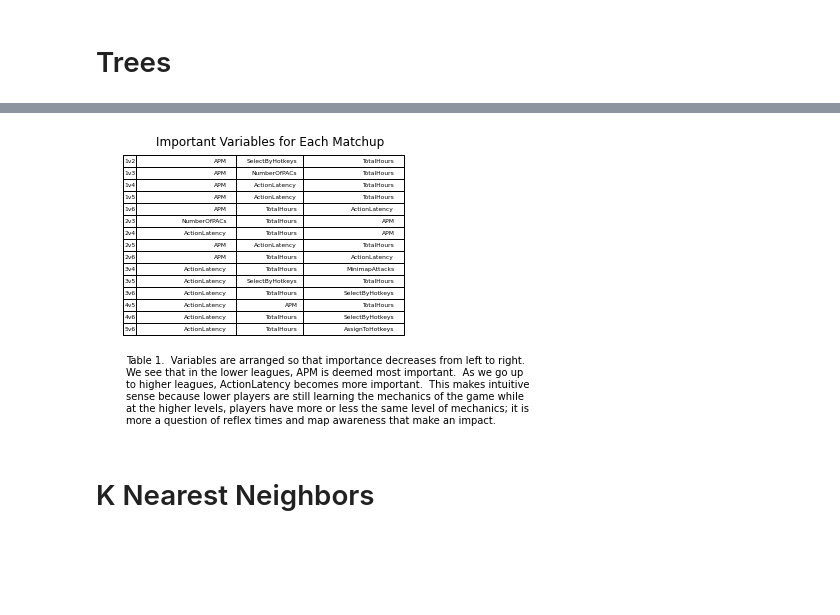
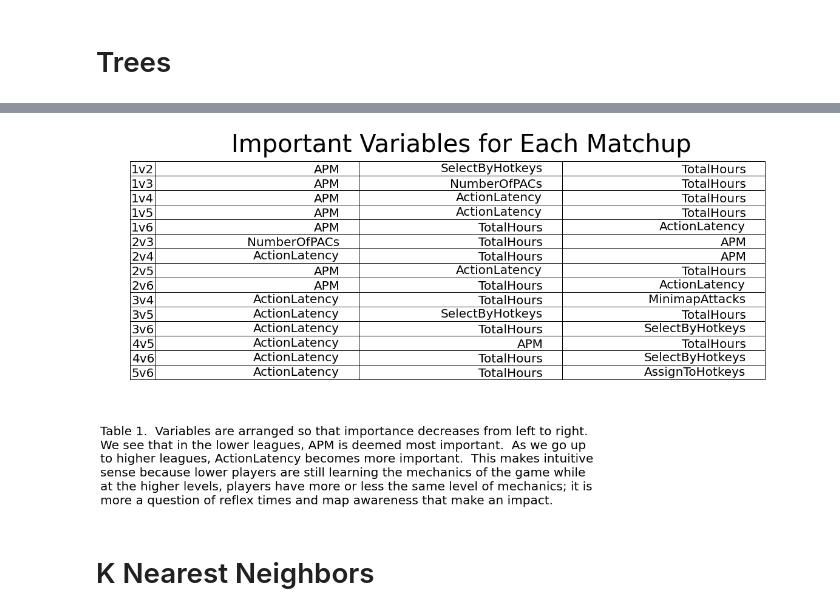
Before and after one commit to stchang22/Stat222, a Jupyter notebook: MergedFile.ipynb, the cells around one changed output, grey strips where cells are left out. Saved outputs shown, nothing was run; the diff lists cells and outputs as text; code cells hidden in the pictures; blank space fills up the shorter version.

```diff
--- a/MergedFile.ipynb
+++ b/MergedFile.ipynb
@@ -138,5 +84,7 @@ finK
 # %%
 # Creating final trees
+# featImp is a list of the important variables
+# featImpVals is a list of the values of how important the variables are
 featImp = {}
 featImpVals = {}
 finKK = [v for k,v in finK.items()]
@@ -152,14 +100,14 @@ capBox = ['This tree features a matchup of the two lowest leagues. Note that APM
           'This tree features a matchup of a middle and high league. Notice how it is more complicated than the previous two trees. ',
           'New variables involve the use of hotkeys.',
           'This tree features a matchup of two high leagues. It is not as complicated as',
-          ' the previous tree. ActionLatency is still the first variable the tree splits on.'
+          'the previous tree. ActionLatency is still the first variable the tree splits on.'
           ]
 for a in itertools.combinations(set(League),2):
  features = subData.loc[(League == a[0]) | (League == a[1]),:]
  labels = League.loc[(League == a[0])|(League == a[1])]
  clf = tree.DecisionTreeClassifier(min_samples_split = kVals[finKS[k][1]], min_samples_leaf = lVals[finKS[k][0]],random_state=5000)
  clf = clf.fit(features.values, labels.values)
- imps = clf.feature_importances_
+ imps = clf.feature_importances_ # important variables
  featImpVals.update({'%dv%d'%(a[0],a[1]):sorted(imps,reverse=True)})
  ColKeep = zip(imps, subData.columns.values)
  SortCols = np.array([e[1] for e in sorted(ColKeep, reverse=True)])
@@ -175,14 +123,15 @@ for a in itertools.combinations(set(League),2):
 
   os.system(strC)
   os.unlink('SCtest.dot')
+  # Manually adding title and captions to the trees
   fontPath = '/usr/share/fonts/truetype/liberation/LiberationMono-Regular.ttf'
   fontP = ImageFont.truetype(fontPath, 40)
-  fontP1 = ImageFont.truetype(fontPath, 30)
-  newIM = ImageOps.expand(Image.open('%dv%d.png'%(a[0],a[1])),border=300,fill='white')
+  fontP1 = ImageFont.truetype(fontPath, 20)
+  newIM = ImageOps.expand(Image.open('%dv%d.png'%(a[0],a[1])),border=100,fill='white')
   draw = ImageDraw.Draw(newIM)
-  draw.text((newIM.size[0]/4,200),'%dv%d Matchup Tree'%(a[0],a[1]),font=fontP,fill='black')
-  draw.text((100,newIM.size[1]-newIM.size[1]/8),capBox[capInd],font=fontP1,fill='black')
-  draw.text((100,newIM.size[1]-newIM.size[1]/10),capBox[capInd+1],font=fontP1,fill='black')
+  draw.text((newIM.size[0]/4,50),'%dv%d Matchup Tree'%(a[0],a[1]),font=fontP,fill='black')
+  draw.text((10,newIM.size[1]-newIM.size[1]/8),capBox[capInd],font=fontP1,fill='black')
+  draw.text((10,newIM.size[1]-newIM.size[1]/10),capBox[capInd+1],font=fontP1,fill='black')
   del draw
   newIM.save('%dv%dWithTitle.png'%(a[0],a[1]))
   close()
@@ -208,39 +173,35 @@ Icd.Image(filename = '5v6WithTitle.png')
 # %%
 # Creating table of important variables
 
 featImpLab = [k for k,v in featImp.items()]
 featImpVal = [v for k,v in featImp.items()]
 keepFeatImp = zip(featImpLab, featImpVal)
-featImpVars = [v[1][:3] for v in sorted(keepFeatImp)]
-featImpMatchs = [v[0] for v in sorted(keepFeatImp)]
-CAPBOX = ['Table 1.  Variables are arranged so that importance decreases from left to right.',
-          'We see that in the lower leagues, APM is deemed most important.  As we go up',
-          'to higher leagues, ActionLatency becomes more important.  This makes intuitive ',
-          'sense because lower players are still learning the mechanics of the game while',
-          'at the higher levels, players have more or less the same level of mechanics; it is',
-          'more a question of reflex times and map awareness that make an impact.'
-          ]
-
+featImpVars = [v[1][:3] for v in sorted(keepFeatImp)] # extract top 3 variables
+featImpMatchs = [v[0] for v in sorted(keepFeatImp)]  # extract matchup
+a=pylab.rcParams['figure.figsize']
+pylab.rcParams['figure.figsize'] = (20.0,10.0)
+fig=plt.figure()
 ax = subplot(111,frame_on=False)
-ax.xaxis.set_visible(False)
-ax.yaxis.set_visible(False)
-thetable = plt.table(cellText = featImpVars, rowLabels = featImpMatchs, loc='upper center',colWidths=[0.3,0.2,0.3])
-title('Important Variables for Each Matchup')
-figtext(0.18,-0.05,'Table 1.  Variables are arranged so that importance decreases from left to right.\n'+
+#ax.xaxis.set_visible(False)
+#ax.yaxis.set_visible(False)
+ax.axis('off')
+thetable = plt.table(cellText = featImpVars, rowLabels = featImpMatchs, loc='upper center',colWidths=[0.3,0.3,0.3])
+title('Important Variables for Each Matchup',size=40)
+figtext(0.1,0.1,'Table 1.  Variables are arranged so that importance decreases from left to right.\n'+
         'We see that in the lower leagues, APM is deemed most important.  As we go up\n'+
         'to higher leagues, ActionLatency becomes more important.  This makes intuitive \nsense '+
         'because lower players are still learning the mechanics of the game while \nat the '+
         'higher levels, players have more or less the same level of mechanics; it is \nmore a question '+
-        'of reflex times and map awareness that make an impact.')
+        'of reflex times and map awareness that make an impact.',size=20)
+thetable.auto_set_font_size(False)
+thetable.set_fontsize(20)
+thetable.scale(xscale=1,yscale=2)
 savefig('TreeTable.png')
-#im=Image.open('TreeTable.png')
-#width, height = im.size
-#im.resize((width*10, height*10))
-#im.save('TreeTableCAP.png')
 show()
 close()
+pylab.rcParams['figure.figsize']=a
 # %% [output]
-[figure, old version]
+[figure, new version]
 # %% [markdown]
 # K Nearest Neighbors
 # %%
```
Also changed, not shown: parts of 15 cells of this notebook, 12 other files.
